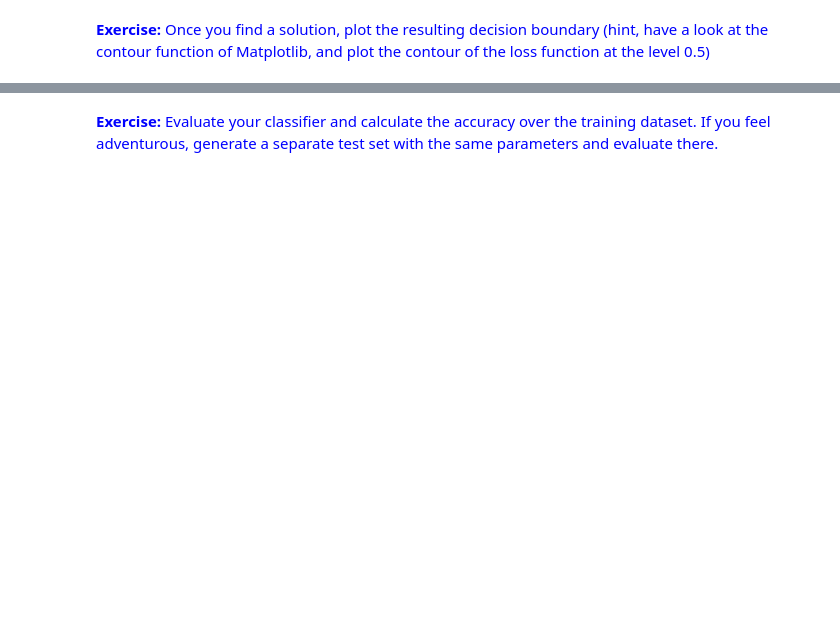
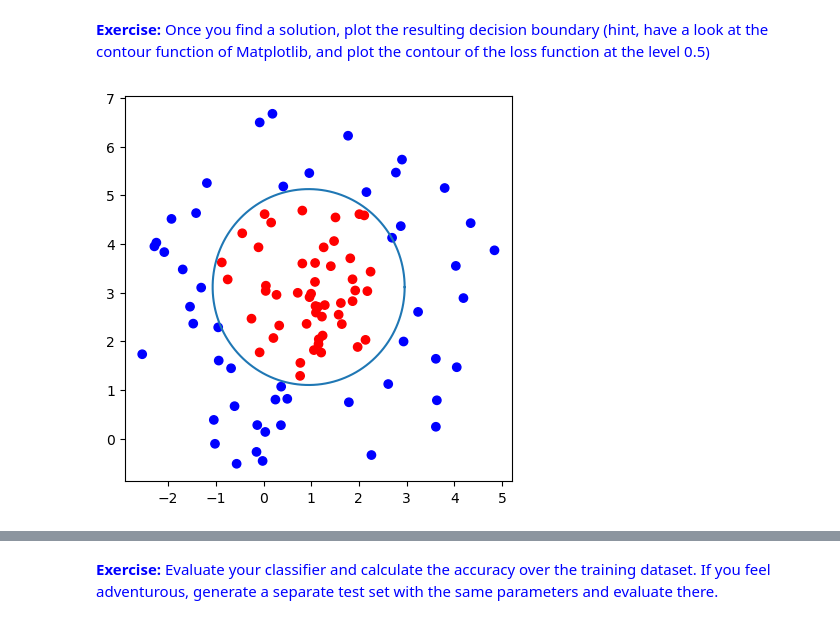
Before and after one commit to Haradai/DL2022-23, a Jupyter notebook: Problems 2 - Using Autograd and PyTorch/P2_1_UsingAutoGrad.ipynb, the cells around one changed output, grey strips where cells are left out. Drawn from its saved outputs; the diff is of its cells as text; code cells hidden in the pictures; blank space fills up the shorter version.

```diff
--- a/Problems 2 - Using Autograd and PyTorch/P2_1_UsingAutoGrad.ipynb
+++ b/Problems 2 - Using Autograd and PyTorch/P2_1_UsingAutoGrad.ipynb
@@ -332,0 +461,11 @@ Since we have our own AutoGrad framework, instead of handcrafting features we wi
+# %%
+plt.figure(figsize = (5, 5))
+plt.scatter(XX1, XX2, c = [('red' if cl == 0 else 'blue') for cl in labels])
+#circle
+angle = np.linspace( 0 , 2 * np.pi , 150 )
+x = w0.value * np.cos( angle ) + w1.value
+y = w0.value * np.sin( angle ) + w2.value
+plt.plot(x,y)
+plt.show()
+# %% [output]
+[figure, added]
```
Also changed, not shown: parts of 30 cells of this notebook, 39 other files.
